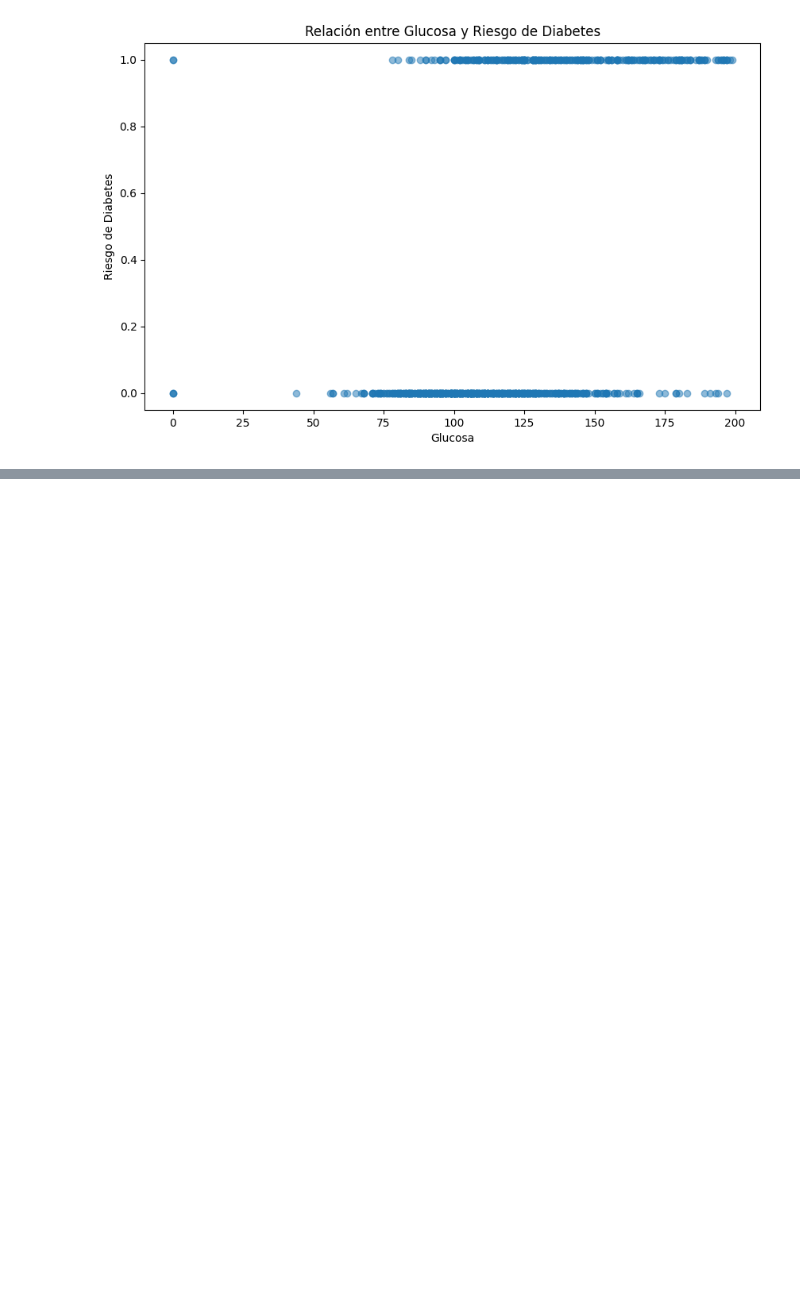
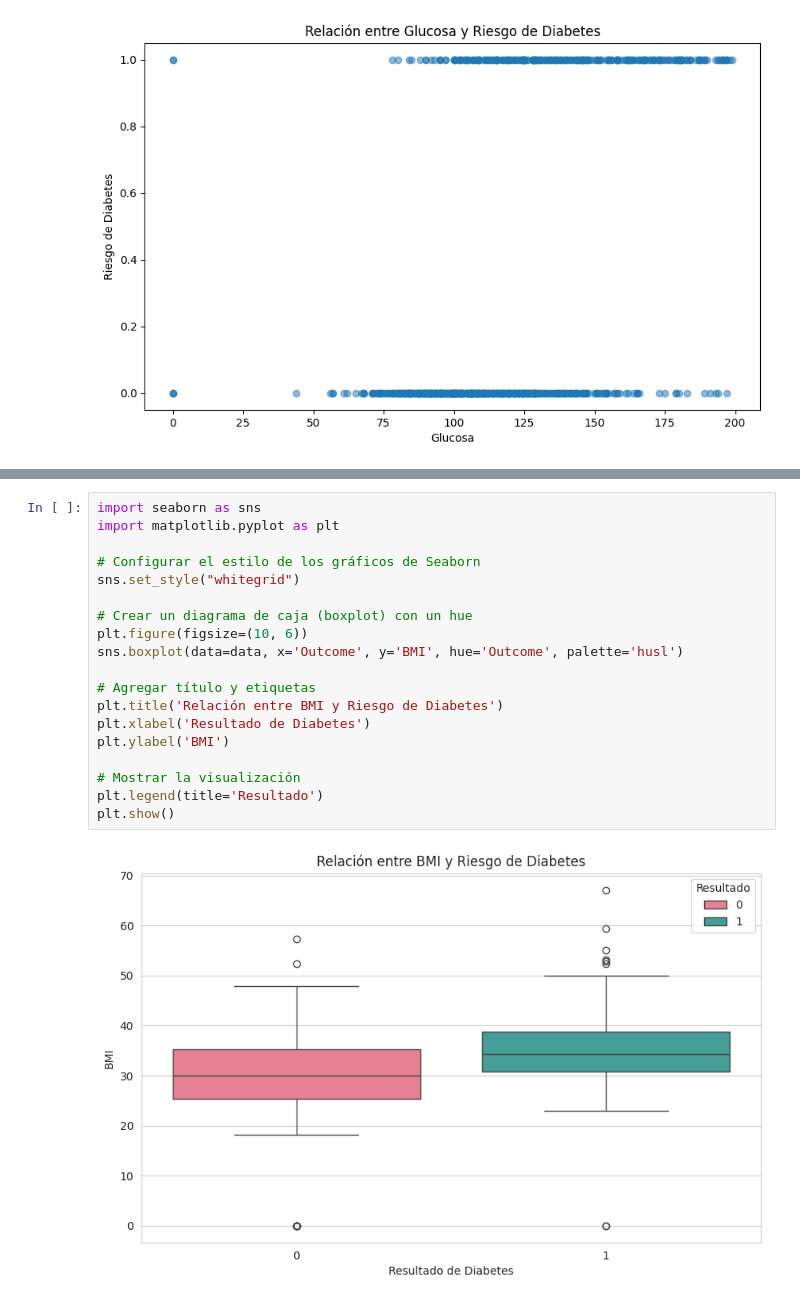
Before and after one commit to paulotolosa/diabetes_1, a Jupyter notebook: 23_4.ipynb, the cells around one changed output, grey strips where cells are left out. Saved outputs shown, nothing was run; the diff lists cells and outputs as text; blank space fills up the shorter version.

```diff
--- a/23_4.ipynb
+++ b/23_4.ipynb
@@ -51,0 +74,21 @@ plt.show()
+# %%
+import seaborn as sns
+import matplotlib.pyplot as plt
+
+# Configurar el estilo de los gráficos de Seaborn
+sns.set_style("whitegrid")
+
+# Crear un diagrama de caja (boxplot) con un hue
+plt.figure(figsize=(10, 6))
+sns.boxplot(data=data, x='Outcome', y='BMI', hue='Outcome', palette='husl')
+
+# Agregar título y etiquetas
+plt.title('Relación entre BMI y Riesgo de Diabetes')
+plt.xlabel('Resultado de Diabetes')
+plt.ylabel('BMI')
+
+# Mostrar la visualización
+plt.legend(title='Resultado')
+plt.show()
+# %% [output]
+[figure, added]
```
Also changed, not shown: parts of 3 cells of this notebook.
